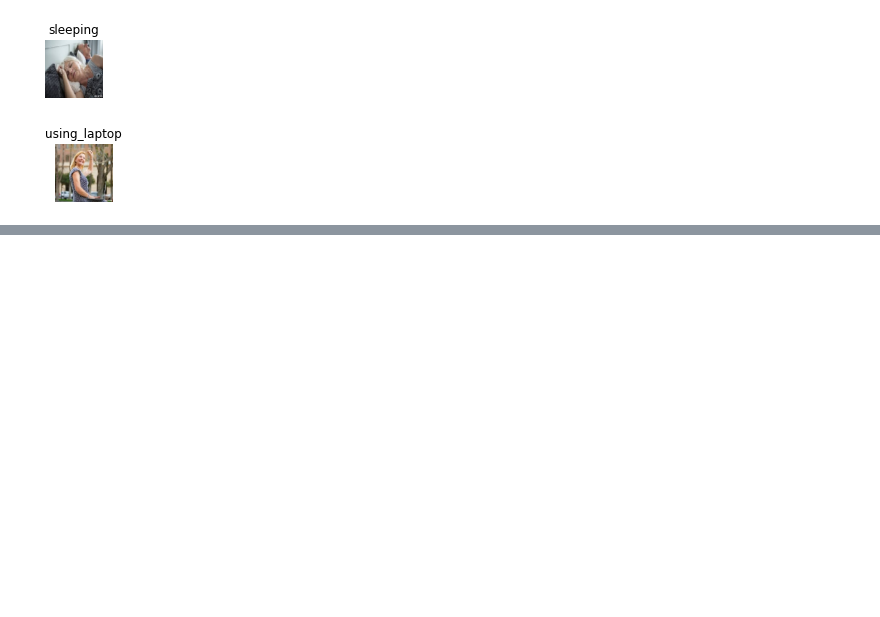
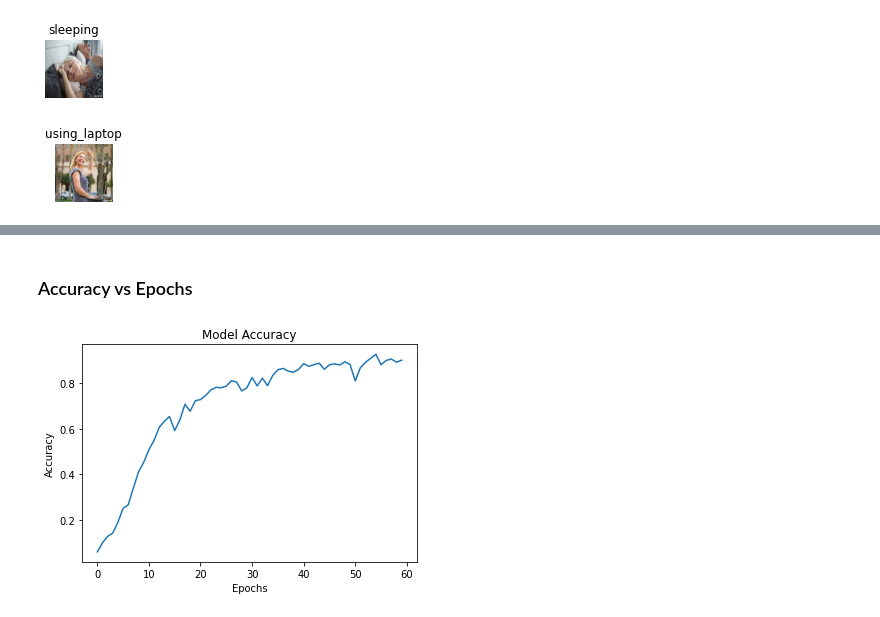
Before and after one commit to aryamaan-roy/Action_Recognition_Model, a Jupyter notebook: Project_HAR.ipynb, the cells around one changed output, grey strips where cells are left out. Cells and saved outputs as stored; diff of their text form; code cells hidden in the pictures; blank space fills up the shorter version.

```diff
--- a/Project_HAR.ipynb
+++ b/Project_HAR.ipynb
@@ -382,0 +268,12 @@ accuracy_score(y_out, y_pred)*100
+# %% [markdown]
+### Accuracy vs Epochs
+# %%
+# plot accuracies from history of cnn model
+
+plt.plot(history.history['accuracy'])
+plt.title('Model Accuracy')
+plt.xlabel('Epochs')
+plt.ylabel('Accuracy')
+plt.show()
+# %% [output]
+[figure, added]
```
Also changed, not shown: parts of 26 cells of this notebook, 5 other files.
